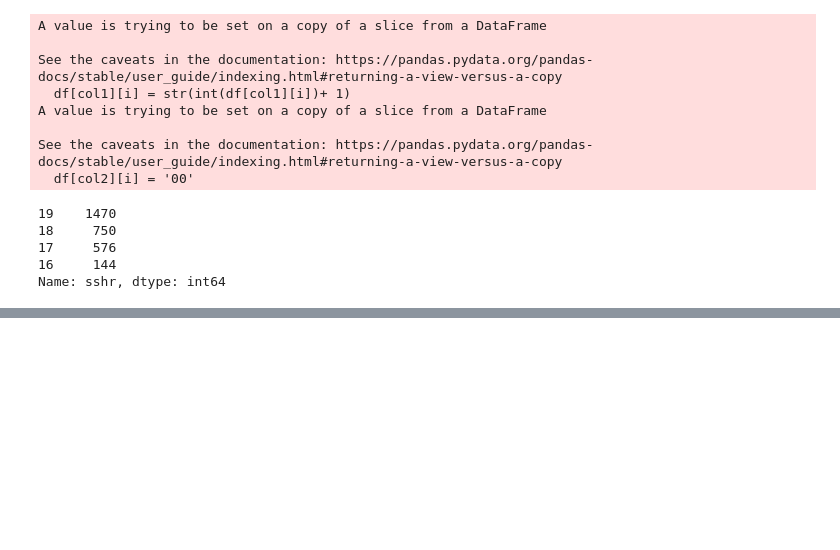
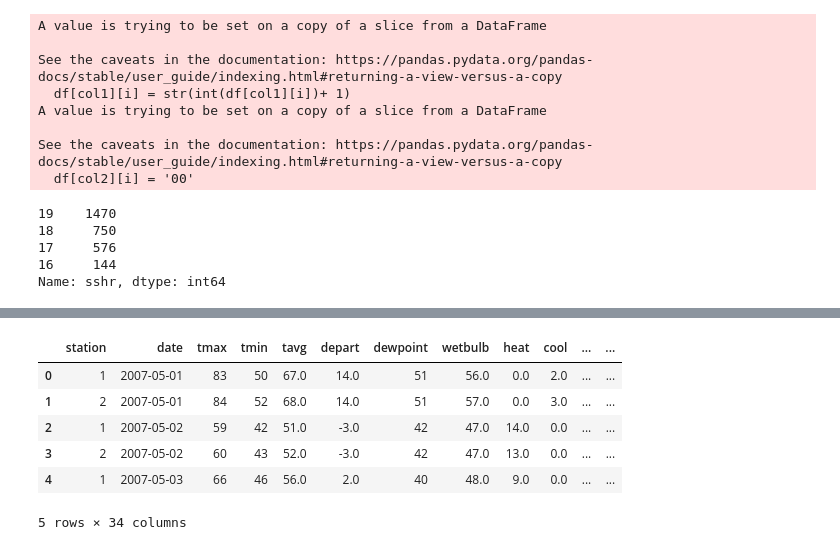
Before and after one commit to JeanLiew/WNV-Predictive-Model, a Jupyter notebook: 1.2_weather_cleaning.ipynb, the cells around one changed output, grey strips where cells are left out. Drawn from its saved outputs; the diff is of its cells as text; code cells hidden in the pictures; blank space fills up the shorter version.

```diff
--- a/1.2_weather_cleaning.ipynb
+++ b/1.2_weather_cleaning.ipynb
@@ -323,3 +343,37 @@ weather.drop(columns = ['sshr', 'ssmin'], inplace = True)
+# %%
+weather['tavg'] = weather['tavg'].astype(float)
+weather['depart'] = weather['depart'].astype(float)
+weather['wetbulb'] = weather['wetbulb'].astype(float)
+weather['heat'] = weather['heat'].astype(float)
+weather['cool'] = weather['cool'].astype(float)
+weather['preciptotal'] = weather['preciptotal'].astype(float)
+weather['stnpressure'] = weather['stnpressure'].astype(float)
+weather['sealevel'] = weather['sealevel'].astype(float)
+weather['resultspeed'] = weather['resultspeed'].astype(float)
+weather['avgspeed'] = weather['avgspeed'].astype(float)
+# %%
+weather['tminsq'] = weather['tmin'] ** 2
+weather['tmaxsq'] = weather['tmax'] ** 2
+weather['tavgsq'] = weather['tavg'] ** 2
+weather['departsq'] = weather['depart'] ** 2
+weather['wetbulbsq'] = weather['wetbulb'] ** 2
+weather['heatsq'] = weather['heat'] ** 2
+weather['coolsq'] = weather['cool'] ** 2
+weather['preciptotalsq'] = weather['preciptotal'] ** 2
+weather['resultspeedsq'] = weather['resultspeed'] ** 2
+weather['resultdirsq'] = weather['resultdir'] ** 2
+weather['avgspeedsq'] = weather['avgspeed'] ** 2
+weather['daylightminssq'] = weather['daylightmins'] ** 2
+# %%
+weather.head()
+# %% [output]
+|  | station | date | tmax | tmin | tavg | depart | dewpoint | wetbulb | heat | cool | ... | ... |
+| 0 | 1 | 2007-05-01 | 83 | 50 | 67.0 | 14.0 | 51 | 56.0 | 0.0 | 2.0 | ... | ... |
+| 1 | 2 | 2007-05-01 | 84 | 52 | 68.0 | 14.0 | 51 | 57.0 | 0.0 | 3.0 | ... | ... |
+| 2 | 1 | 2007-05-02 | 59 | 42 | 51.0 | -3.0 | 42 | 47.0 | 14.0 | 0.0 | ... | ... |
+| 3 | 2 | 2007-05-02 | 60 | 43 | 52.0 | -3.0 | 42 | 47.0 | 13.0 | 0.0 | ... | ... |
+| 4 | 1 | 2007-05-03 | 66 | 46 | 56.0 | 2.0 | 40 | 48.0 | 9.0 | 0.0 | ... | ... |
+5 rows × 34 columns
 # %%
 # Split station 1 and station 2 data
 stat1 = weather[weather['station']==1].copy()
```
Also changed, not shown: parts of 1 cell of this notebook, 13 other files.
